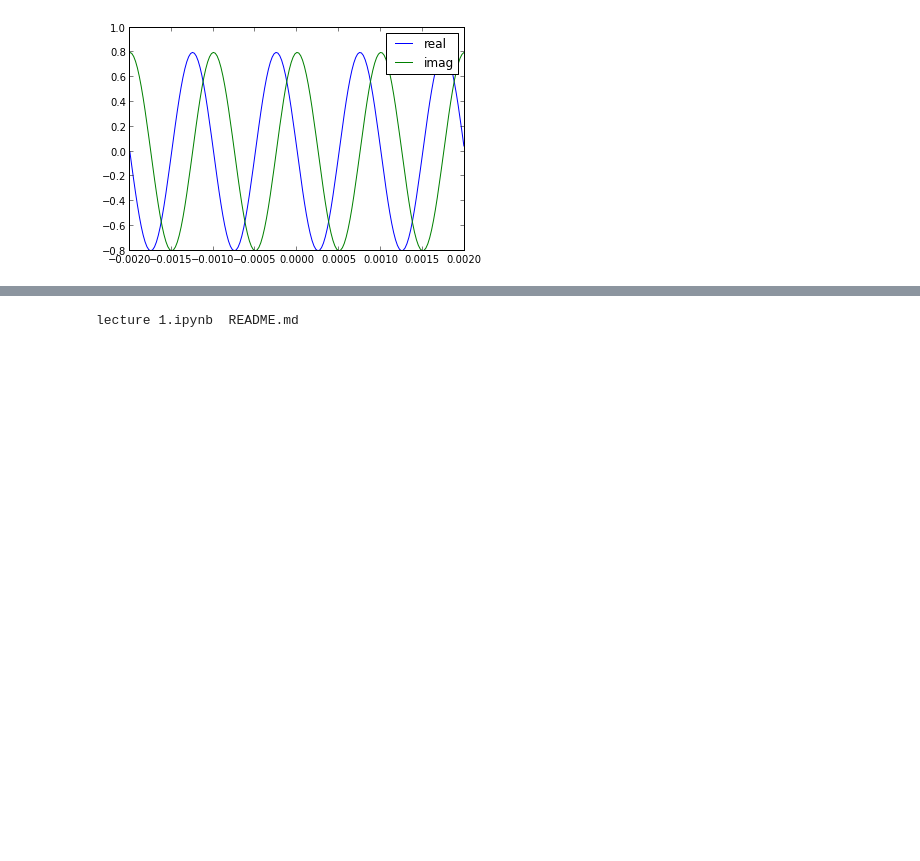
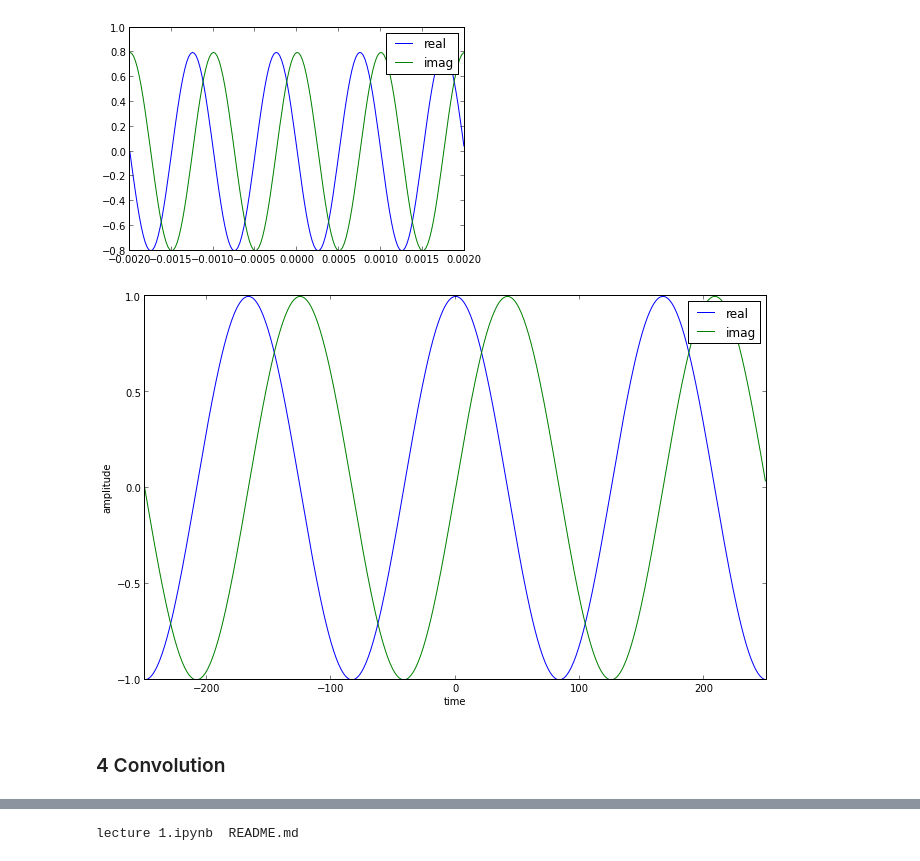
Before and after one commit to joomladigger/asp, a Jupyter notebook: lecture 1.ipynb, the cells around one changed output, grey strips where cells are left out. Saved outputs shown, nothing was run; the diff lists cells and outputs as text; code cells hidden in the pictures; blank space fills up the shorter version.

Commit message:
added Convolution

```diff
--- a/lecture 1.ipynb
+++ b/lecture 1.ipynb
@@ -18,0 +21,6 @@ real = A * cos(2*np.pi*f*t + phi)imag = A * sin(2*np.pi*f*t + phi)plot(t,real)pl
+# %%
+plt.plot(np.arange(-N/2,N/2),np.real(s),'b',label='real')plt.plot(np.arange(-N/2,N/2),np.imag(s),'g',label='imag')plt.xlabel('time')plt.ylabel('amplitude')plt.axis([-N/2,N/2,-1,1])plt.legend()plt.tight_layout()
+# %% [output]
+[figure, added]
+# %% [markdown]
+### 4 Convolution
```
Also changed, not shown: parts of 3 cells of this notebook.
